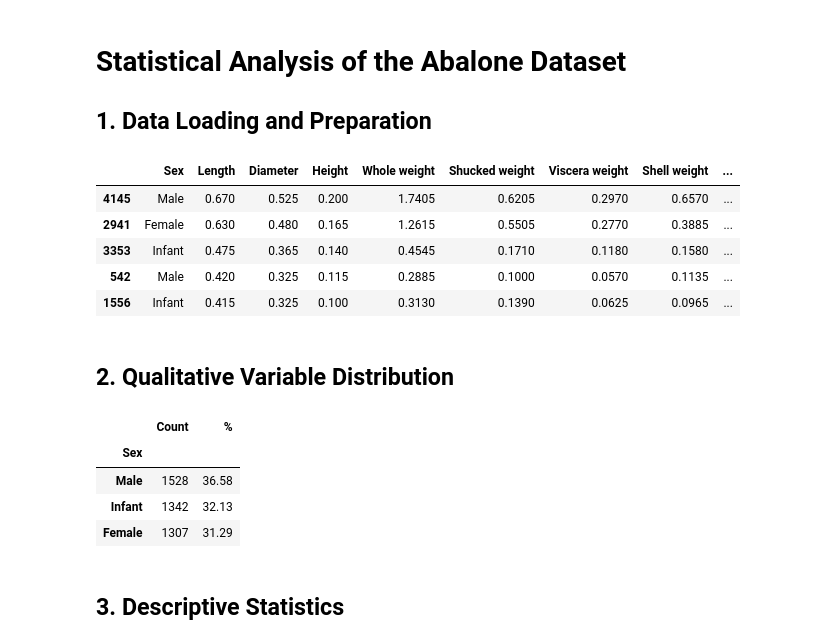
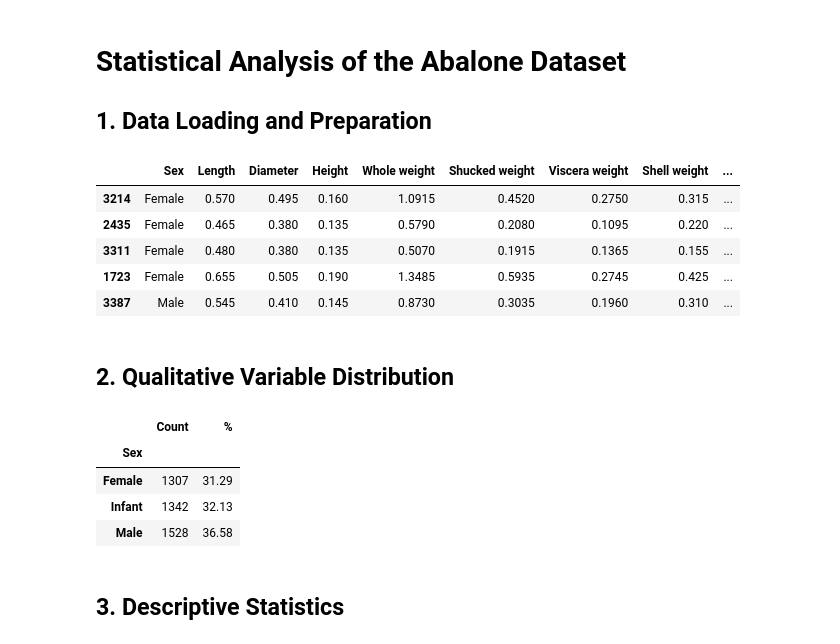
Before and after one commit to JakubRudy/programming-in-python, a Jupyter notebook: Assignment1/zadanie1.ipynb, the cells around one changed output. Drawn from its saved outputs; the diff is of its cells as text; code cells hidden in the pictures.

```diff
--- a/Assignment1/zadanie1.ipynb
+++ b/Assignment1/zadanie1.ipynb
@@ -14,52 +14,51 @@ plt.rcParams.update(
         "font.size": 13,
         "axes.titlesize": 17,
         "axes.titlepad": 10,
         "axes.labelsize": 15,
         "xtick.labelsize": 13,
         "ytick.labelsize": 13,
         "legend.fontsize": 13,
         "figure.titlesize": 20,
     }
 )
 
 columns = [
     "Sex",
     "Length",
     "Diameter",
     "Height",
     "Whole weight",
     "Shucked weight",
     "Viscera weight",
     "Shell weight",
     "Rings",
 ]
 
 df = pd.read_csv("data.csv", header=None, names=columns)
 df["Sex"] = df["Sex"].map({"M": "Male", "I": "Infant", "F": "Female"})
 
 quant_cols = columns[1:]
-sex_order = ["Male", "Infant", "Female"]
 df.sample(5)
 # %% [output]
 |  | Sex | Length | Diameter | Height | Whole weight | Shucked weight | Viscera weight | Shell weight | ... |
-| 4145 | Male | 0.670 | 0.525 | 0.200 | 1.7405 | 0.6205 | 0.2970 | 0.6570 | ... |
-| 2941 | Female | 0.630 | 0.480 | 0.165 | 1.2615 | 0.5505 | 0.2770 | 0.3885 | ... |
-| 3353 | Infant | 0.475 | 0.365 | 0.140 | 0.4545 | 0.1710 | 0.1180 | 0.1580 | ... |
-| 542 | Male | 0.420 | 0.325 | 0.115 | 0.2885 | 0.1000 | 0.0570 | 0.1135 | ... |
-| 1556 | Infant | 0.415 | 0.325 | 0.100 | 0.3130 | 0.1390 | 0.0625 | 0.0965 | ... |
+| 3214 | Female | 0.570 | 0.495 | 0.160 | 1.0915 | 0.4520 | 0.2750 | 0.315 | ... |
+| 2435 | Female | 0.465 | 0.380 | 0.135 | 0.5790 | 0.2080 | 0.1095 | 0.220 | ... |
+| 3311 | Female | 0.480 | 0.380 | 0.135 | 0.5070 | 0.1915 | 0.1365 | 0.155 | ... |
+| 1723 | Female | 0.655 | 0.505 | 0.190 | 1.3485 | 0.5935 | 0.2745 | 0.425 | ... |
+| 3387 | Male | 0.545 | 0.410 | 0.145 | 0.8730 | 0.3035 | 0.1960 | 0.310 | ... |
 # %% [markdown]
 ## 2. Qualitative Variable Distribution
 # %%
-counts = df["Sex"].value_counts().reindex(sex_order)
-percent = df["Sex"].value_counts(normalize=True).reindex(sex_order)
+counts = df["Sex"].value_counts(ascending=True)
+percent = df["Sex"].value_counts(normalize=True, ascending=True)
 
 pd.DataFrame({"Count": counts, "%": (percent * 100).round(2)})
 # %% [output]
 |  | Count | % |
 | Sex |  |  |
+| Female | 1307 | 31.29 |
+| Infant | 1342 | 32.13 |
 | Male | 1528 | 36.58 |
-| Infant | 1342 | 32.13 |
-| Female | 1307 | 31.29 |
 # %% [markdown]
 ## 3. Descriptive Statistics
 # %%
```
Also changed, not shown: parts of 1 cell of this notebook.
